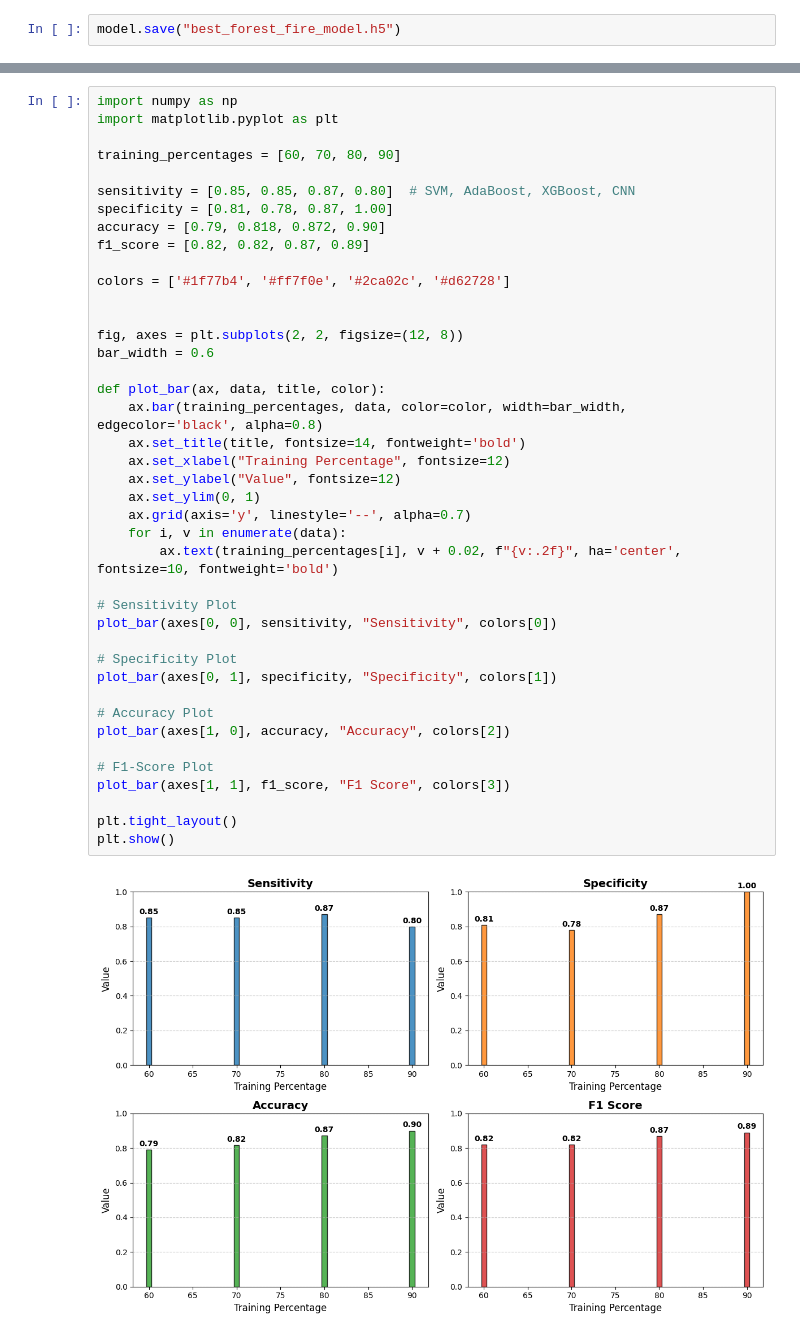
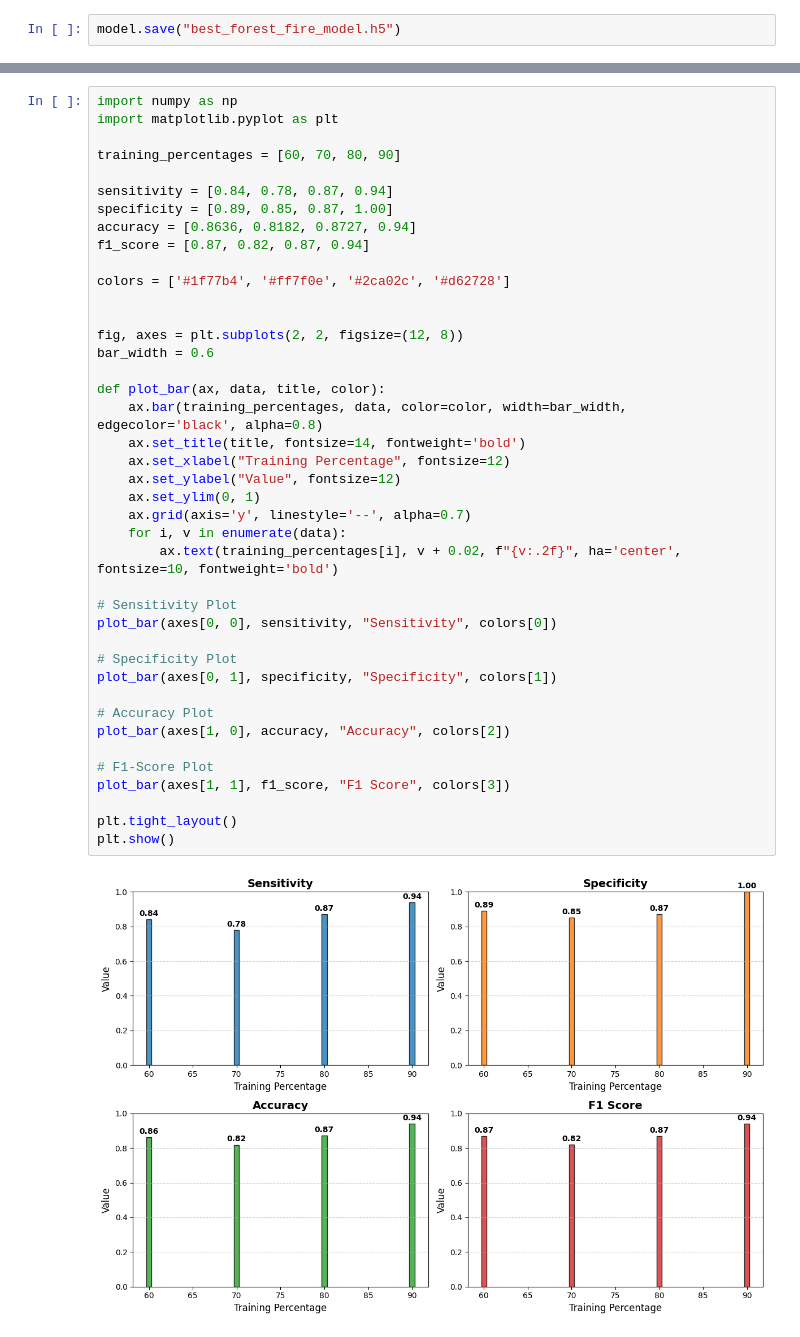
Before and after one commit to sanvicoder/Forest-Fire-Detection, a Jupyter notebook: forest-fire-prediction-project-ml.ipynb, the cells around one changed output, grey strips where cells are left out. Saved outputs shown, nothing was run; the diff lists cells and outputs as text.

```diff
--- a/forest-fire-prediction-project-ml.ipynb
+++ b/forest-fire-prediction-project-ml.ipynb
@@ -542,43 +555,43 @@ import matplotlib.pyplot as plt
 
 training_percentages = [60, 70, 80, 90]
 
-sensitivity = [0.85, 0.85, 0.87, 0.80]  # SVM, AdaBoost, XGBoost, CNN
-specificity = [0.81, 0.78, 0.87, 1.00]
-accuracy = [0.79, 0.818, 0.872, 0.90]
-f1_score = [0.82, 0.82, 0.87, 0.89]
+sensitivity = [0.84, 0.78, 0.87, 0.94]
+specificity = [0.89, 0.85, 0.87, 1.00]
+accuracy = [0.8636, 0.8182, 0.8727, 0.94]
+f1_score = [0.87, 0.82, 0.87, 0.94]
 
 colors = ['#1f77b4', '#ff7f0e', '#2ca02c', '#d62728']
 
 
 fig, axes = plt.subplots(2, 2, figsize=(12, 8))
 bar_width = 0.6
 
 def plot_bar(ax, data, title, color):
     ax.bar(training_percentages, data, color=color, width=bar_width, edgecolor='black', alpha=0.8)
     ax.set_title(title, fontsize=14, fontweight='bold')
     ax.set_xlabel("Training Percentage", fontsize=12)
     ax.set_ylabel("Value", fontsize=12)
     ax.set_ylim(0, 1)
     ax.grid(axis='y', linestyle='--', alpha=0.7)
     for i, v in enumerate(data):
         ax.text(training_percentages[i], v + 0.02, f"{v:.2f}", ha='center', fontsize=10, fontweight='bold')
 
 # Sensitivity Plot
 plot_bar(axes[0, 0], sensitivity, "Sensitivity", colors[0])
 
 # Specificity Plot
 plot_bar(axes[0, 1], specificity, "Specificity", colors[1])
 
 # Accuracy Plot
 plot_bar(axes[1, 0], accuracy, "Accuracy", colors[2])
 
 # F1-Score Plot
 plot_bar(axes[1, 1], f1_score, "F1 Score", colors[3])
 
 plt.tight_layout()
 plt.show()
 # %% [output]
-[figure, old version]
+[figure, new version]
 # %%
 import numpy as np
 import matplotlib.pyplot as plt
```
Also changed, not shown: parts of 16 cells of this notebook.
